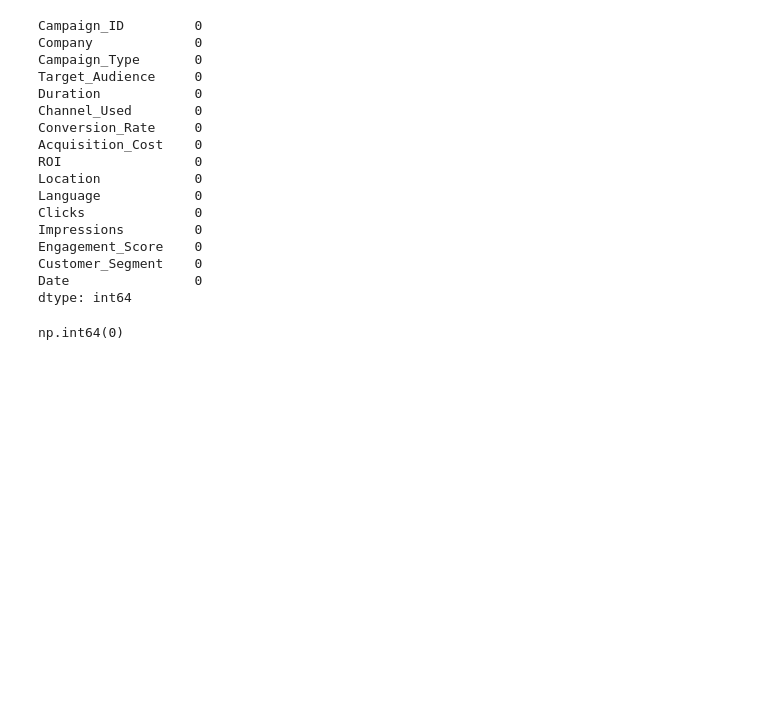
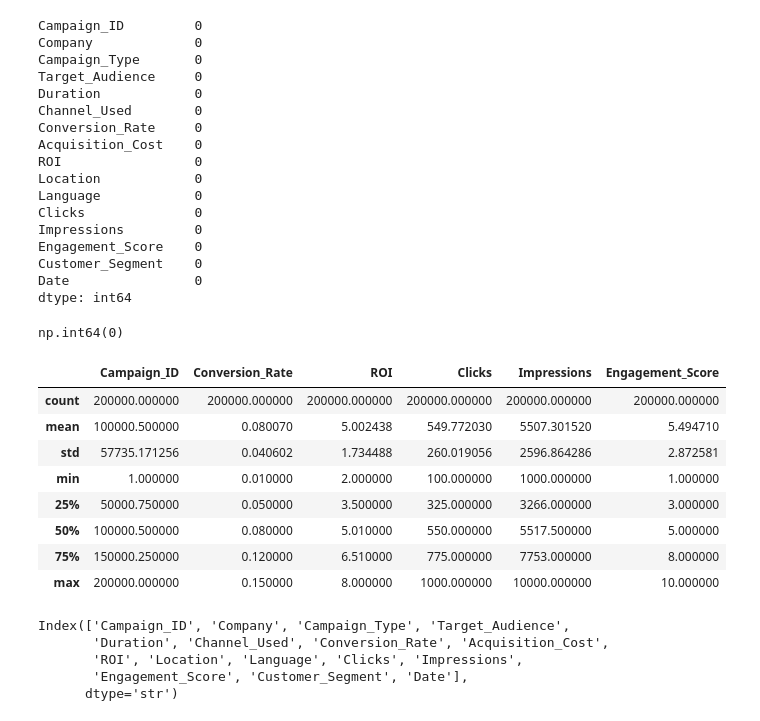
Before and after one commit to ap073/data_analytics_project1, a Jupyter notebook: notebooks/01_EDA.ipynb, the cells around one changed output. Cells and saved outputs as stored; diff of their text form; code cells hidden in the pictures; blank space fills up the shorter version.

```diff
--- a/notebooks/01_EDA.ipynb
+++ b/notebooks/01_EDA.ipynb
@@ -55,3 +63,23 @@ dtype: int64
 df.duplicated().sum()
 # %% [output]
 np.int64(0)
+# %%
+df.describe()
+# %% [output]
+|  | Campaign_ID | Conversion_Rate | ROI | Clicks | Impressions | Engagement_Score |
+| count | 200000.000000 | 200000.000000 | 200000.000000 | 200000.000000 | 200000.000000 | 200000.000000 |
+| mean | 100000.500000 | 0.080070 | 5.002438 | 549.772030 | 5507.301520 | 5.494710 |
+| std | 57735.171256 | 0.040602 | 1.734488 | 260.019056 | 2596.864286 | 2.872581 |
+| min | 1.000000 | 0.010000 | 2.000000 | 100.000000 | 1000.000000 | 1.000000 |
+| 25% | 50000.750000 | 0.050000 | 3.500000 | 325.000000 | 3266.000000 | 3.000000 |
+| 50% | 100000.500000 | 0.080000 | 5.010000 | 550.000000 | 5517.500000 | 5.000000 |
+| 75% | 150000.250000 | 0.120000 | 6.510000 | 775.000000 | 7753.000000 | 8.000000 |
+| max | 200000.000000 | 0.150000 | 8.000000 | 1000.000000 | 10000.000000 | 10.000000 |
+# %%
+print(df.columns)
+# %% [output]
+Index(['Campaign_ID', 'Company', 'Campaign_Type', 'Target_Audience',
+       'Duration', 'Channel_Used', 'Conversion_Rate', 'Acquisition_Cost',
+       'ROI', 'Location', 'Language', 'Clicks', 'Impressions',
+       'Engagement_Score', 'Customer_Segment', 'Date'],
+      dtype='str')
```
Also changed, not shown: parts of 9 cells of this notebook.
